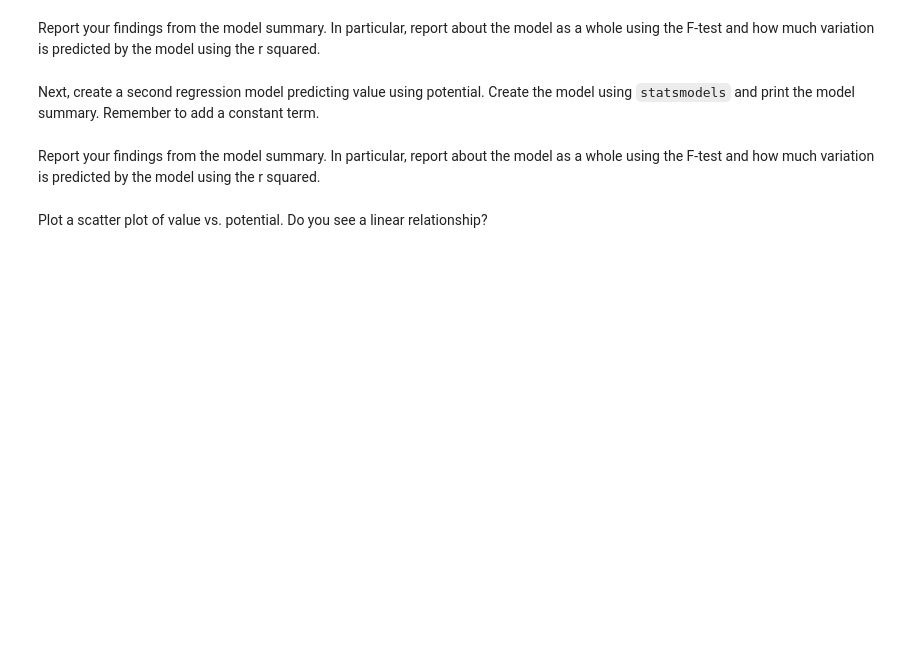
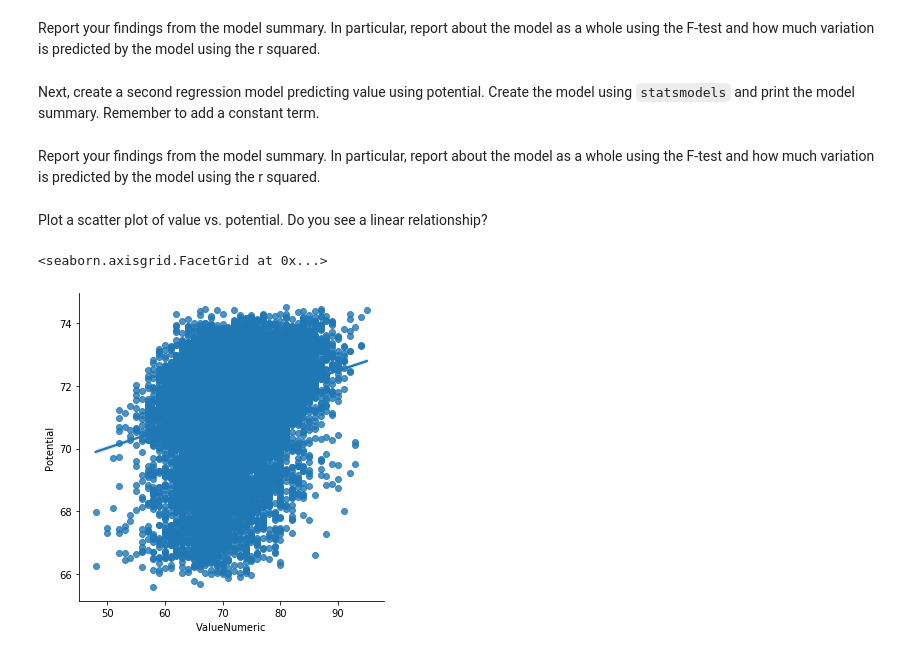
Before and after one commit to ta-datapt-bcn/lab-correlation-tests-with-scipy, a Jupyter notebook: your-code/main.ipynb, the cells around one changed output. Saved outputs shown, nothing was run; the diff lists cells and outputs as text; code cells hidden in the pictures; blank space fills up the shorter version.

```diff
--- a/your-code/main.ipynb
+++ b/your-code/main.ipynb
@@ -22,6 +34,9 @@ Let's examine the dataset by looking at the `head`.
 Player's values are expressed in millions of euros. We would like this column to be numeric. Therefore, let's create a numeric value column. Do this by stripping all non-numeric characters from each cell. Assign this new data to `ValueNumeric`. There is no need to multiply the value to be expressed in millions.
 # %%
 # Your code here:
+fifa['ValueNumeric'] = fifa['Value'].str.extract('(\d+)')
+# %%
+fifa['ValueNumeric'] = fifa['ValueNumeric'].astype('int64')
 # %% [markdown]
 #### We'd like to determine whether a player's preffered foot and position have an impact on their value.
 
@@ -50,0 +114,2 @@ We'll start by ensuring there are no missing values. Examine all variables for a
+# %%
+fifa_clean = fifa.dropna()
@@ -65,3 +177,17 @@ Next, create a second regression model predicting value using potential. Create
+# %%
+# Your code here:
+x = fifa_clean[['SprintSpeed','Stamina']]
+y = fifa_clean['Potential']
+
+linear_regress = LinearRegression()
+linear_regress.fit(x,y)
+y_pred = linear_regress.predict(x)
+
+
+X, Y = sm.add_constant(x.values), np.array([[i] for i in y.values])
+model = sm.OLS(Y, X).fit()
+
+print(model.summary())
 # %% [markdown]
 Report your findings from the model summary. In particular, report about the model as a whole using the F-test and how much variation is predicted by the model using the r squared.
 # %%
@@ -72,0 +197,7 @@ Plot a scatter plot of value vs. potential. Do you see a linear relationship?
+# %%
+# Your code here:
+import seaborn as sns
+sns.lmplot('ValueNumeric','Potential', data =  pd.DataFrame({'ValueNumeric': y, 'Potential': y_pred}))
+# %% [output]
+<seaborn.axisgrid.FacetGrid at 0x...>
+[figure, added]
```
Also changed, not shown: parts of 17 cells of this notebook.
